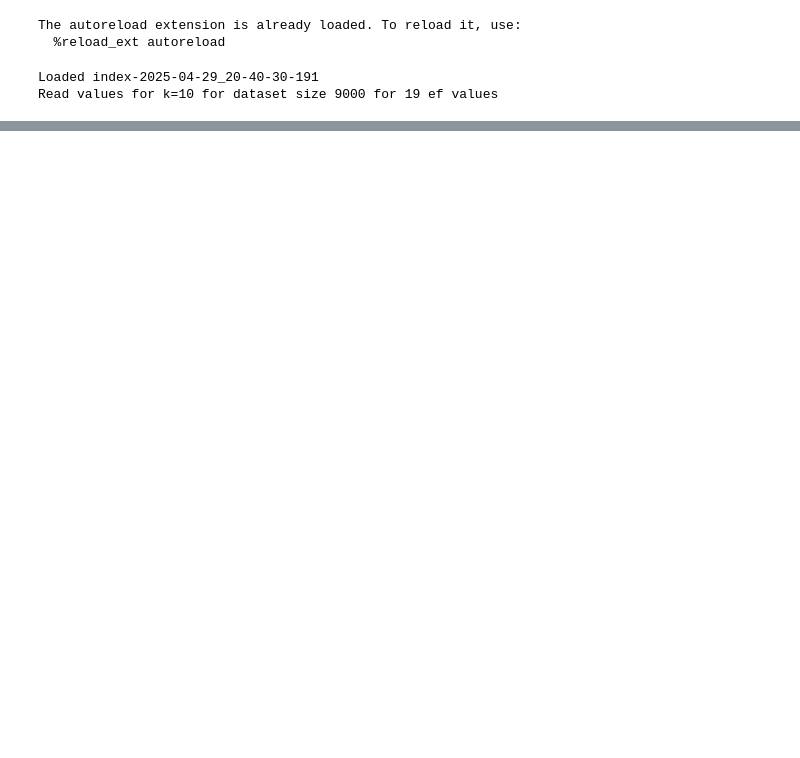
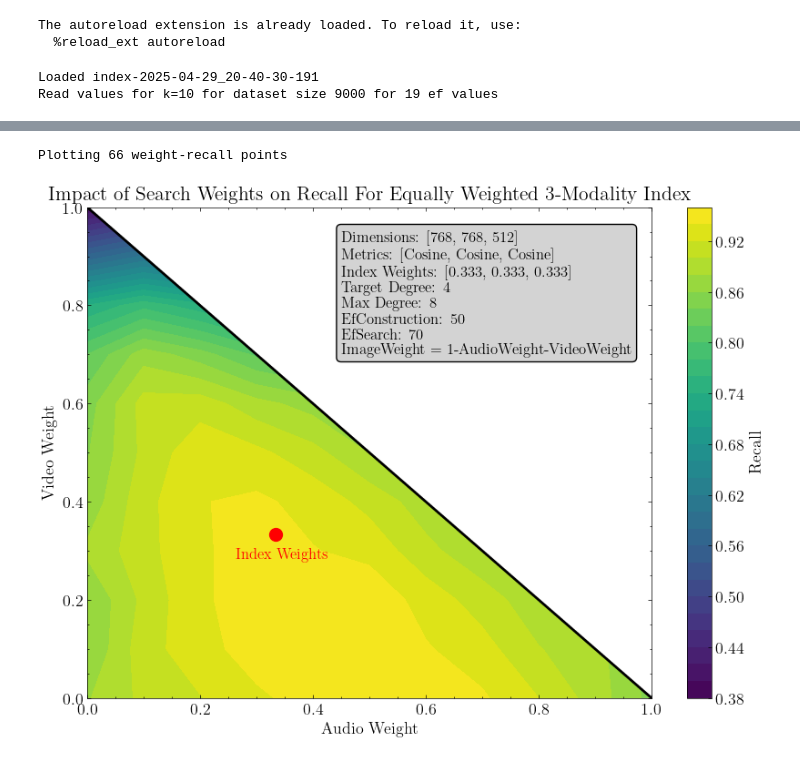
Before and after one commit to yavuzff/scalable-multimodal-similarity-search, a Jupyter notebook: notebooks/plot_graphs_4_modalities.ipynb, the cells around one changed output, grey strips where cells are left out. Drawn from its saved outputs; the diff is of its cells as text; code cells hidden in the pictures; blank space fills up the shorter version.

```diff
--- a/notebooks/plot_graphs_4_modalities.ipynb
+++ b/notebooks/plot_graphs_4_modalities.ipynb
@@ -138,0 +225,5 @@ Elev: 20, Azim: -60
+# %%
+plot_3_modality_search_weights_heatmap(params, construction_params, search_weights_3_modality_data)
+# %% [output]
+Plotting 66 weight-recall points
+[figure, added]
```
Also changed, not shown: parts of 6 cells of this notebook, 1 other file.
